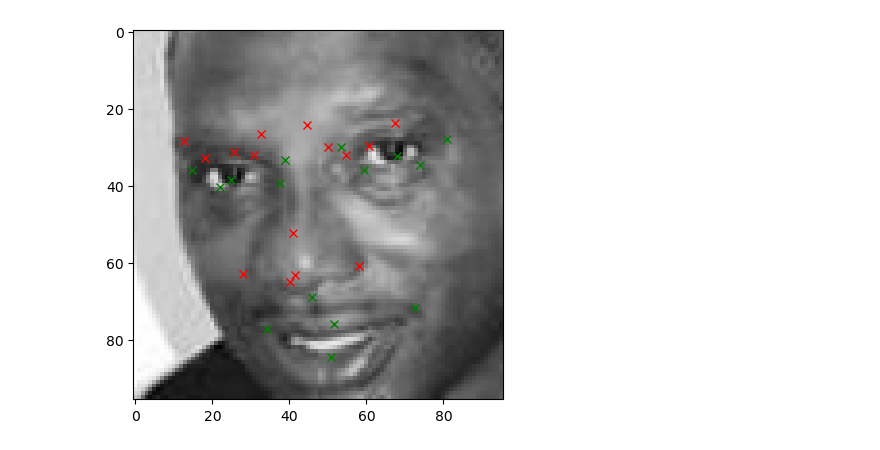
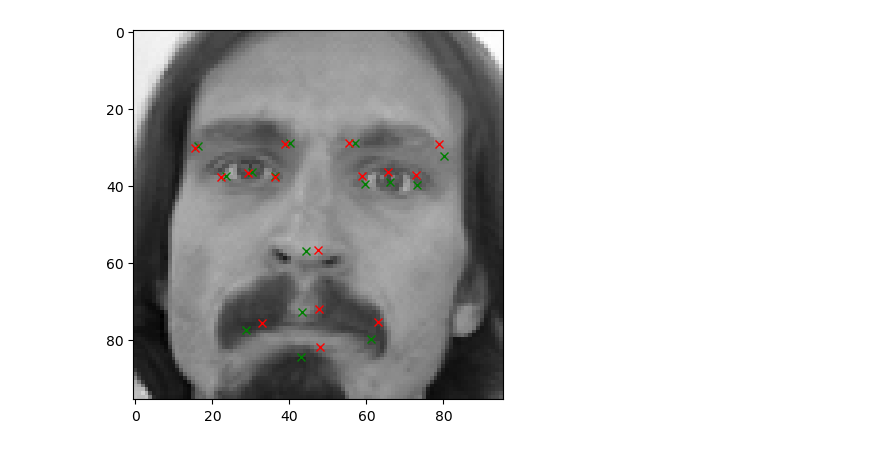
Before and after one commit to caddis90/kaggleutils, a Jupyter notebook: notebook5b2855ac01.ipynb, the cells around one changed output. Cells and saved outputs as stored; diff of their text form; code cells hidden in the pictures.

```diff
--- a/notebook5b2855ac01.ipynb
+++ b/notebook5b2855ac01.ipynb
@@ -234,4 +275,12 @@ create_submission(predictions)
-# %%
-show_image(image=x_train[2], training_key_points=y_train[2], test_key_points=predictions[2])
-# %% [output]
-[figure, removed]
+# %%
+model.eval()
+plot_sample = trainset[0]
+
+with torch.no_grad():
+    test_key_points = model(plot_sample['image'].to(device)).cpu().numpy()
+image = plot_sample["image"].numpy()
+image = image.reshape(ModelParams.IMG_SIZE, ModelParams.IMG_SIZE, 1)
+
+show_image(image=image, training_key_points=plot_sample["keypoints"].numpy(), test_key_points=test_key_points)
+# %% [output]
+[figure, added]
```
Also changed, not shown: parts of 9 cells of this notebook.
